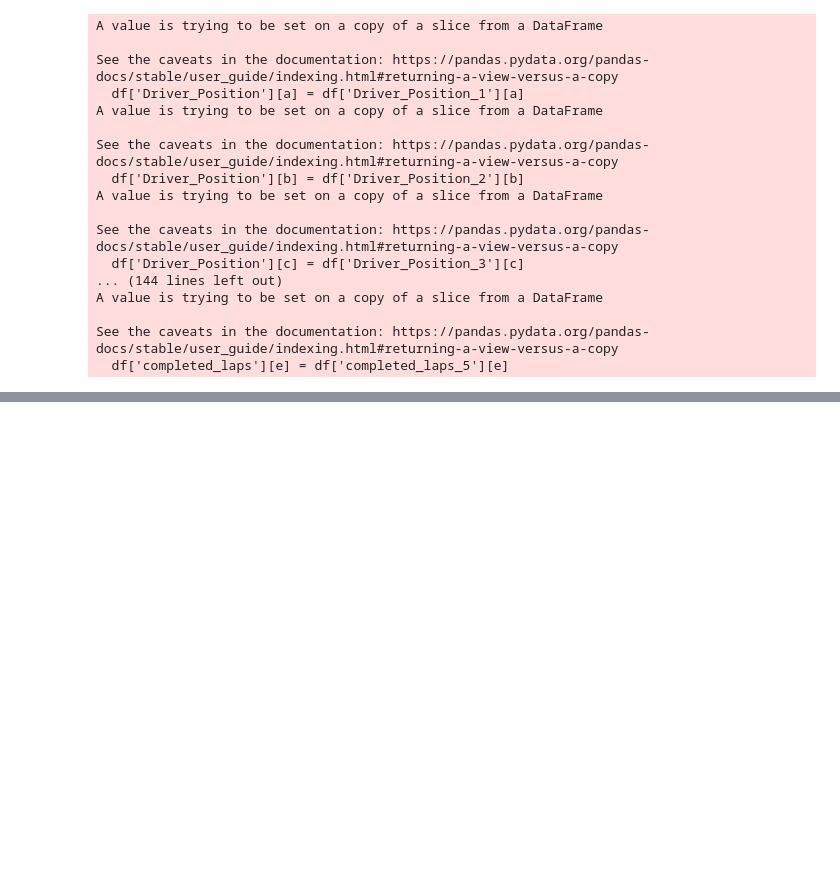
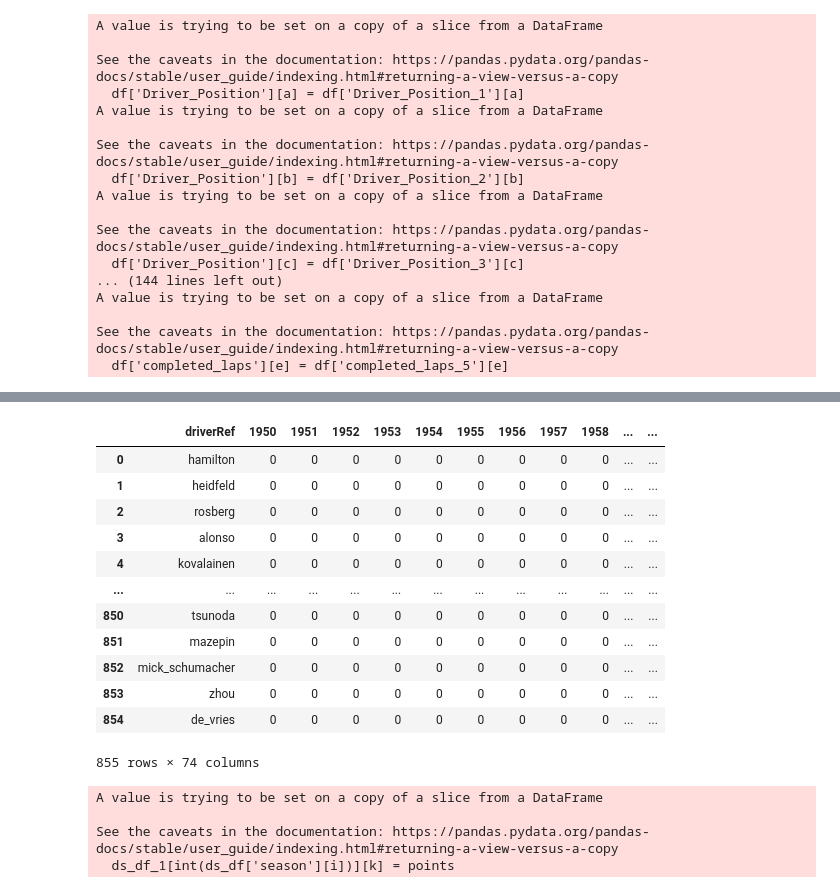
Before and after one commit to anly501/anly-501-project-rdr-190100, a Jupyter notebook: codes/02-data-cleaning/race_data_cleaning_fromR.ipynb, the cells around one changed output, grey strips where cells are left out. Cells and saved outputs as stored; diff of their text form; code cells hidden in the pictures; blank space fills up the shorter version.

```diff
--- a/codes/02-data-cleaning/race_data_cleaning_fromR.ipynb
+++ b/codes/02-data-cleaning/race_data_cleaning_fromR.ipynb
@@ -97,0 +141,44 @@ See the caveats in the documentation: https://pandas.pydata.org/pandas-docs/stab
+# %%
+season_list = list(df['season'].unique())
+# %%
+ds_df_1 = pd.DataFrame(columns=['driverRef'] + season_list)
+# %%
+ds_df_1['driverRef'] = driver_df['driverRef']
+# %%
+ds_df_1.fillna(0, inplace=True)
+# %%
+ds_df_1
+# %% [output]
+|  | driverRef | 1950 | 1951 | 1952 | 1953 | 1954 | 1955 | 1956 | 1957 | 1958 | ... | ... |
+| 0 | hamilton | 0 | 0 | 0 | 0 | 0 | 0 | 0 | 0 | 0 | ... | ... |
+| 1 | heidfeld | 0 | 0 | 0 | 0 | 0 | 0 | 0 | 0 | 0 | ... | ... |
+| 2 | rosberg | 0 | 0 | 0 | 0 | 0 | 0 | 0 | 0 | 0 | ... | ... |
+| 3 | alonso | 0 | 0 | 0 | 0 | 0 | 0 | 0 | 0 | 0 | ... | ... |
+| 4 | kovalainen | 0 | 0 | 0 | 0 | 0 | 0 | 0 | 0 | 0 | ... | ... |
+| ... | ... | ... | ... | ... | ... | ... | ... | ... | ... | ... | ... | ... |
+| 850 | tsunoda | 0 | 0 | 0 | 0 | 0 | 0 | 0 | 0 | 0 | ... | ... |
+| 851 | mazepin | 0 | 0 | 0 | 0 | 0 | 0 | 0 | 0 | 0 | ... | ... |
+| 852 | mick_schumacher | 0 | 0 | 0 | 0 | 0 | 0 | 0 | 0 | 0 | ... | ... |
+| 853 | zhou | 0 | 0 | 0 | 0 | 0 | 0 | 0 | 0 | 0 | ... | ... |
+| 854 | de_vries | 0 | 0 | 0 | 0 | 0 | 0 | 0 | 0 | 0 | ... | ... |
+855 rows × 74 columns
+# %%
+for i in range(len(ds_df)):
+
+    for j in range(len(ast.literal_eval(ds_df['DriverStandings'][i]))):
+
+        points = ast.literal_eval(ds_df['DriverStandings'][i])[j]['points']
+        driver = ast.literal_eval(ds_df['DriverStandings'][i])[j]['Driver']['driverId']
+
+        if points == '':
+            points = 0
+
+        for k in range(len(ds_df_1)):
+
+            if driver == ds_df_1['driverRef'][k]:
+                ds_df_1[int(ds_df['season'][i])][k] = points
+# %% [output]
+A value is trying to be set on a copy of a slice from a DataFrame
+
+See the caveats in the documentation: https://pandas.pydata.org/pandas-docs/stable/user_guide/indexing.html#returning-a-view-versus-a-copy
+  ds_df_1[int(ds_df['season'][i])][k] = points
```
Also changed, not shown: parts of 83 cells of this notebook, 44 other files.
